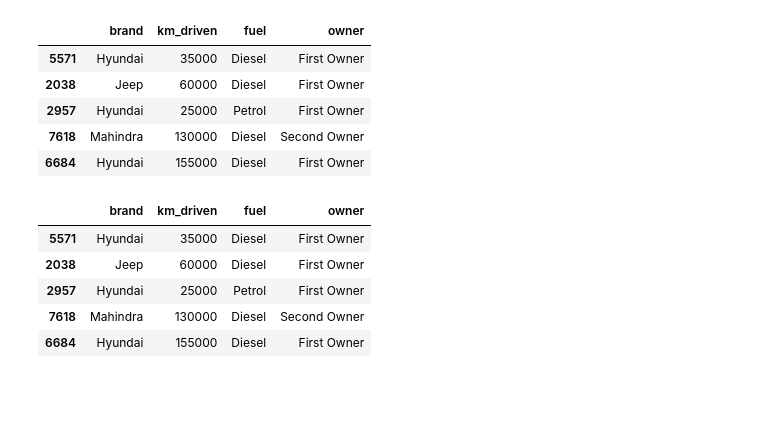
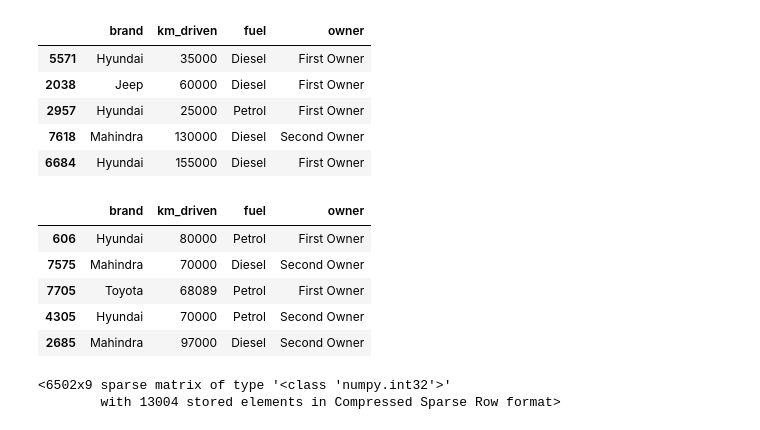
Before and after one commit to ashwinpawarr/MachineLearning-, a Jupyter notebook: 12_One hot encoding/One hot encoding.ipynb, the cells around one changed output. Cells and saved outputs as stored; diff of their text form; code cells hidden in the pictures; blank space fills up the shorter version.

```diff
--- a/12_One hot encoding/One hot encoding.ipynb
+++ b/12_One hot encoding/One hot encoding.ipynb
@@ -76,14 +76,21 @@ X_train.head()
 | 2957 | Hyundai | 25000 | Petrol | First Owner |
 | 7618 | Mahindra | 130000 | Diesel | Second Owner |
 | 6684 | Hyundai | 155000 | Diesel | First Owner |
+# %%
+X_test.head()
+# %% [output]
+|  | brand | km_driven | fuel | owner |
+| 606 | Hyundai | 80000 | Petrol | First Owner |
+| 7575 | Mahindra | 70000 | Diesel | Second Owner |
+| 7705 | Toyota | 68089 | Petrol | First Owner |
+| 4305 | Hyundai | 70000 | Petrol | Second Owner |
+| 2685 | Mahindra | 97000 | Diesel | Second Owner |
 # %%
 from sklearn.preprocessing import OneHotEncoder
 # %%
-X_train.head()
+ohe = OneHotEncoder(dtype=np.int32)
-# %% [output]
-|  | brand | km_driven | fuel | owner |
-| 5571 | Hyundai | 35000 | Diesel | First Owner |
-| 2038 | Jeep | 60000 | Diesel | First Owner |
-| 2957 | Hyundai | 25000 | Petrol | First Owner |
-| 7618 | Mahindra | 130000 | Diesel | Second Owner |
-| 6684 | Hyundai | 155000 | Diesel | First Owner |
+# %%
+ohe.fit_transform(X_train[["fuel","owner"]])
+# %% [output]
+<6502x9 sparse matrix of type '<class 'numpy.int32'>'
+        with 13004 stored elements in Compressed Sparse Row format>
```
Also changed, not shown: parts of 12 cells of this notebook.
